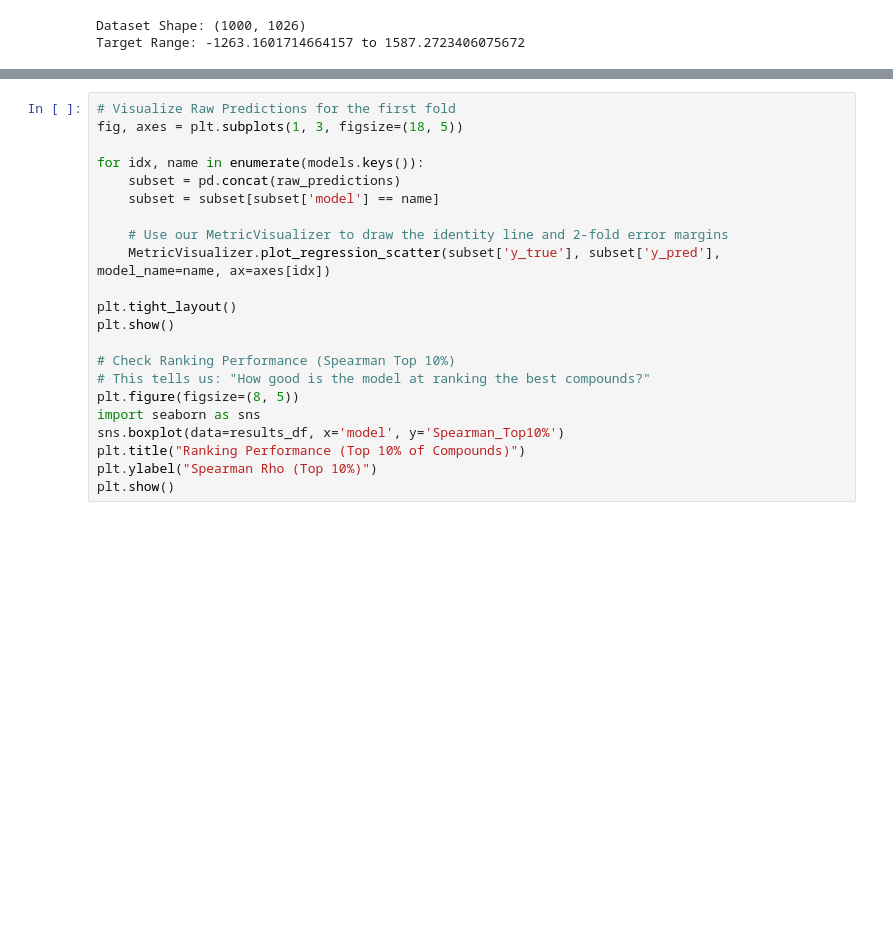
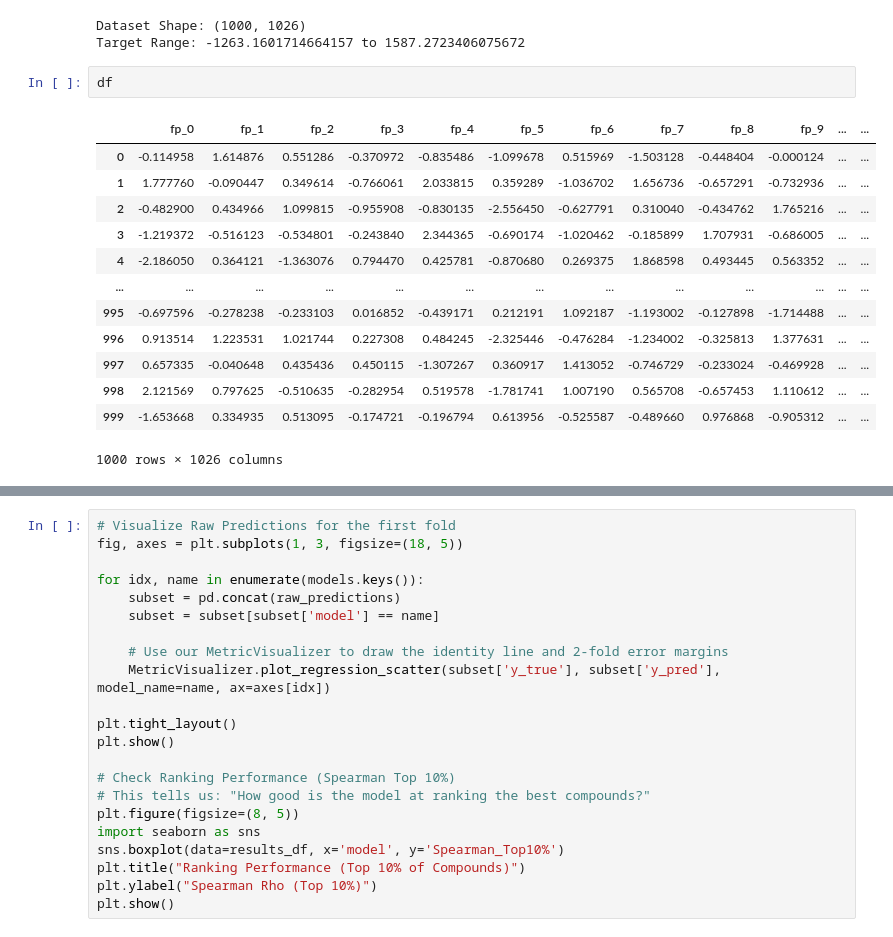
Before and after one commit to mehmetaliyucel/stats-for-mols, a Jupyter notebook: tutorial.ipynb, the cells around one changed output, grey strips where cells are left out. Drawn from its saved outputs; the diff is of its cells as text; blank space fills up the shorter version.

```diff
--- a/tutorial.ipynb
+++ b/tutorial.ipynb
@@ -40,4 +40,20 @@ print("Target Range:", df['pIC50'].min(), "to", df['pIC50'].max())
 # %% [output]
 Dataset Shape: (1000, 1026)
 Target Range: -1263.1601714664157 to 1587.2723406075672
+# %%
+df
+# %% [output]
+|  | fp_0 | fp_1 | fp_2 | fp_3 | fp_4 | fp_5 | fp_6 | fp_7 | fp_8 | fp_9 | ... | ... |
+| 0 | -0.114958 | 1.614876 | 0.551286 | -0.370972 | -0.835486 | -1.099678 | 0.515969 | -1.503128 | -0.448404 | -0.000124 | ... | ... |
+| 1 | 1.777760 | -0.090447 | 0.349614 | -0.766061 | 2.033815 | 0.359289 | -1.036702 | 1.656736 | -0.657291 | -0.732936 | ... | ... |
+| 2 | -0.482900 | 0.434966 | 1.099815 | -0.955908 | -0.830135 | -2.556450 | -0.627791 | 0.310040 | -0.434762 | 1.765216 | ... | ... |
+| 3 | -1.219372 | -0.516123 | -0.534801 | -0.243840 | 2.344365 | -0.690174 | -1.020462 | -0.185899 | 1.707931 | -0.686005 | ... | ... |
+| 4 | -2.186050 | 0.364121 | -1.363076 | 0.794470 | 0.425781 | -0.870680 | 0.269375 | 1.868598 | 0.493445 | 0.563352 | ... | ... |
+| ... | ... | ... | ... | ... | ... | ... | ... | ... | ... | ... | ... | ... |
+| 995 | -0.697596 | -0.278238 | -0.233103 | 0.016852 | -0.439171 | 0.212191 | 1.092187 | -1.193002 | -0.127898 | -1.714488 | ... | ... |
+| 996 | 0.913514 | 1.223531 | 1.021744 | 0.227308 | 0.484245 | -2.325446 | -0.476284 | -1.234002 | -0.325813 | 1.377631 | ... | ... |
+| 997 | 0.657335 | -0.040648 | 0.435436 | 0.450115 | -1.307267 | 0.360917 | 1.413052 | -0.746729 | -0.233024 | -0.469928 | ... | ... |
+| 998 | 2.121569 | 0.797625 | -0.510635 | -0.282954 | 0.519578 | -1.781741 | 1.007190 | 0.565708 | -0.657453 | 1.110612 | ... | ... |
+| 999 | -1.653668 | 0.334935 | 0.513095 | -0.174721 | -0.196794 | 0.613956 | -0.525587 | -0.489660 | 0.976868 | -0.905312 | ... | ... |
+1000 rows × 1026 columns
 # %%
```
Also changed, not shown: parts of 6 cells of this notebook, 2 other files.
